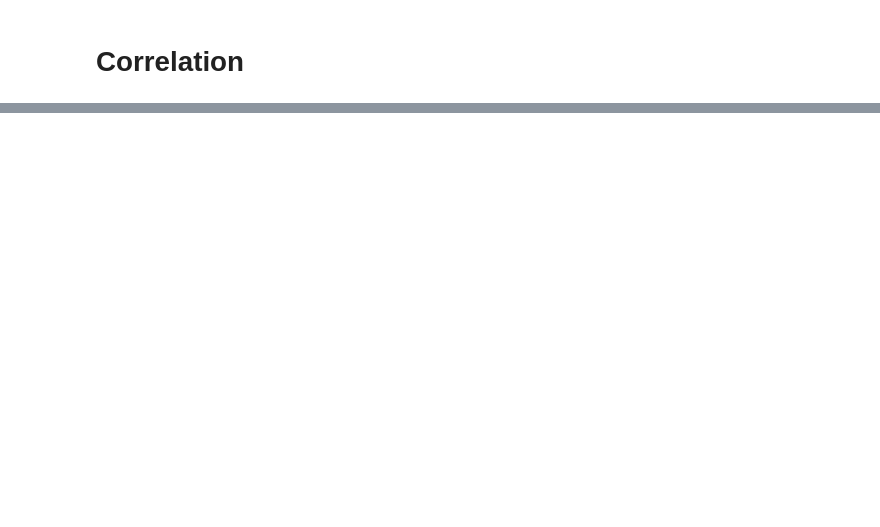
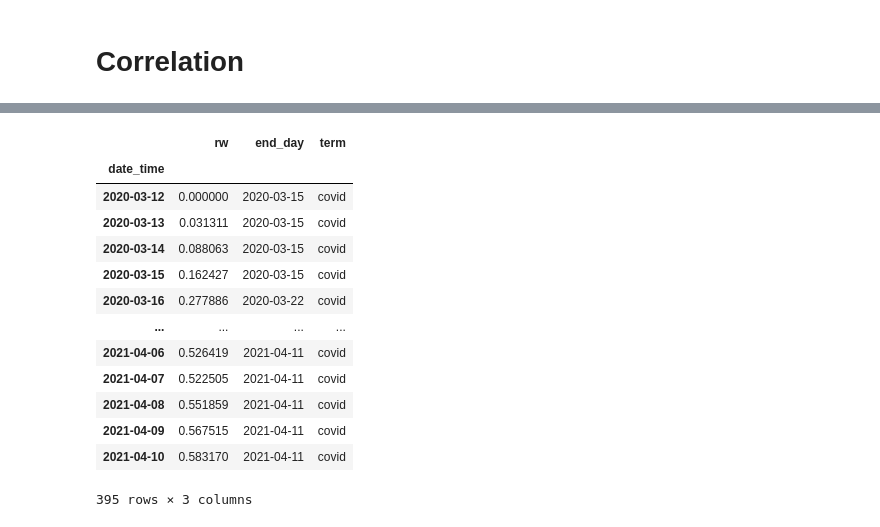
Before and after one commit to samueltof/covid19_forecast_ml, a Jupyter notebook: data_visualization.ipynb, the cells around one changed output, grey strips where cells are left out. Cells and saved outputs as stored; diff of their text form; code cells hidden in the pictures; blank space fills up the shorter version.

```diff
--- a/data_visualization.ipynb
+++ b/data_visualization.ipynb
@@ -457 +423,18 @@ df_covid_query
 395 rows × 3 columns
+# %%
+df_covid_query
+# %% [output]
+|  | rw | end_day | term |
+| date_time |  |  |  |
+| 2020-03-12 | 0.000000 | 2020-03-15 | covid |
+| 2020-03-13 | 0.031311 | 2020-03-15 | covid |
+| 2020-03-14 | 0.088063 | 2020-03-15 | covid |
+| 2020-03-15 | 0.162427 | 2020-03-15 | covid |
+| 2020-03-16 | 0.277886 | 2020-03-22 | covid |
+| ... | ... | ... | ... |
+| 2021-04-06 | 0.526419 | 2021-04-11 | covid |
+| 2021-04-07 | 0.522505 | 2021-04-11 | covid |
+| 2021-04-08 | 0.551859 | 2021-04-11 | covid |
+| 2021-04-09 | 0.567515 | 2021-04-11 | covid |
+| 2021-04-10 | 0.583170 | 2021-04-11 | covid |
+395 rows × 3 columns
```
Also changed, not shown: parts of 21 cells of this notebook.
